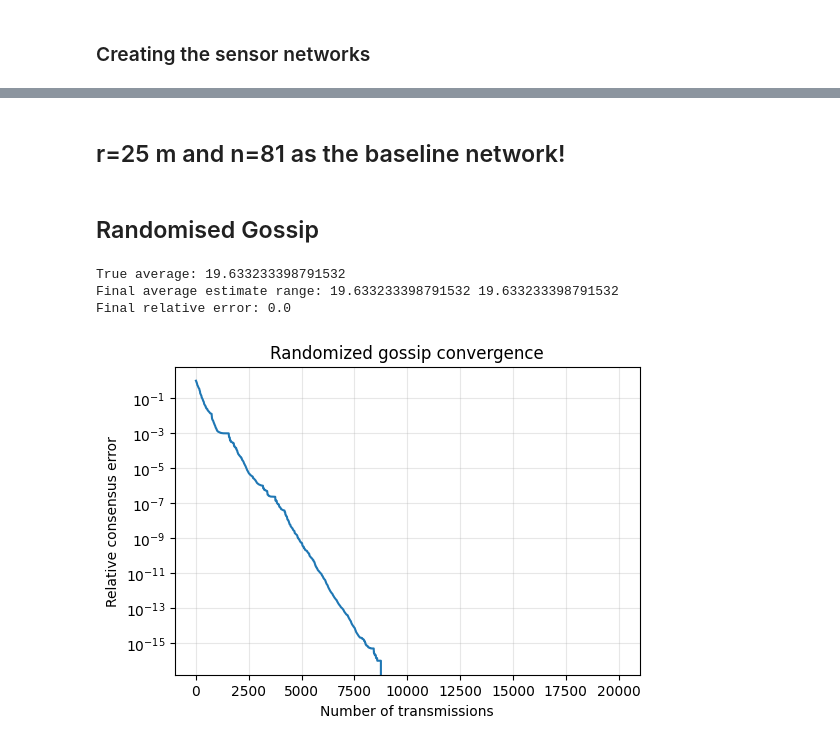
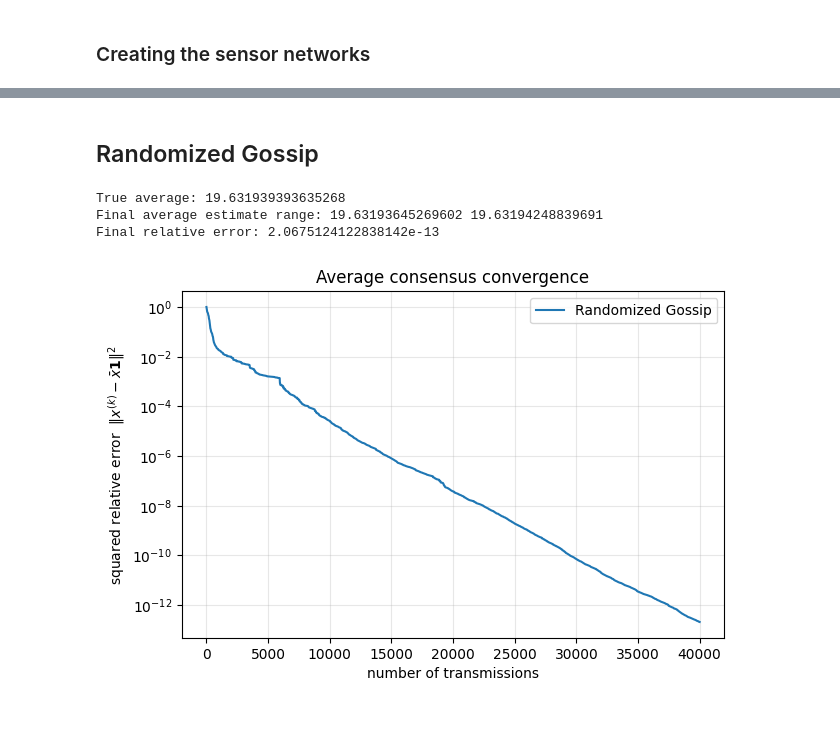
Before and after one commit to PabloABakker/Reaching-Consensus, a Jupyter notebook: Distributed_Signal_Processing_Project.ipynb, the cells around one changed output, grey strips where cells are left out. Saved outputs shown, nothing was run; the diff lists cells and outputs as text; code cells hidden in the pictures; blank space fills up the shorter version.

```diff
--- a/Distributed_Signal_Processing_Project.ipynb
+++ b/Distributed_Signal_Processing_Project.ipynb
@@ -133,4 +114,2 @@ Minimum n reaching 95% connectivity: 49
-# %% [markdown]
-## r=25 m and n=81 as the baseline network!
 # %% [markdown]
-## Randomised Gossip
+## Randomized Gossip
@@ -222,31 +116,27 @@ def randomized_gossip_average(
 # %%
 # Initial sensor measurements
 rng = np.random.default_rng(1)
 x0 = 20 + 5 * rng.standard_normal(G_rgg.number_of_nodes())
 
-x_gossip, errors_gossip, transmissions_gossip = randomized_gossip_average(
-    G=G_rgg,
-    x0=x0,
-    n_iterations=20_000,
-    packet_loss_prob=0.0,
-    seed=2,
-    track_every=10,
-)
+# Run Gossip
+x_random_gossip, errors_random_gossip, tx_random_gossip = randomized_gossip_average(G=G_rgg, x0=x0, n_iterations=20_000, packet_loss_prob=0.0, seed=2)
 
+# Final metrics
 print("True average:", np.mean(x0))
-print("Final average estimate range:", x_gossip.min(), x_gossip.max())
-print("Final relative error:", errors_gossip[-1])
+print("Final average estimate range:", x_random_gossip.min(), x_random_gossip.max())
+print("Final relative error:", errors_random_gossip[-1])
+
+# Plot convergence
+plt.figure(figsize=(7, 4.5))
+plt.semilogy(tx_random_gossip, np.clip(errors_random_gossip, 1e-16, None), label="Randomized Gossip")
+plt.xlabel("number of transmissions")
+plt.ylabel(r"squared relative error  $\|x^{(k)} - \bar x\mathbf{1}\|^2$")
+plt.title("Average consensus convergence")
+plt.grid(True, which="both", alpha=0.3)
+plt.legend()
+plt.show()
 # %% [output]
-True average: 19.633233398791532
-Final average estimate range: 19.633233398791532 19.633233398791532
-Final relative error: 0.0
+True average: 19.631939393635268
+Final average estimate range: 19.63193645269602 19.63194248839691
+Final relative error: 2.0675124122838142e-13
+[figure, added]
-# %%
-plt.figure(figsize=(6, 4))
-plt.semilogy(transmissions_gossip, errors_gossip)
-plt.xlabel("Number of transmissions")
-plt.ylabel("Relative consensus error")
-plt.title("Randomized gossip convergence")
-plt.grid(True, which="both", alpha=0.3)
-plt.show()
-# %% [output]
-[figure, removed]
```
Also changed, not shown: parts of 36 cells of this notebook, 2 other files.
